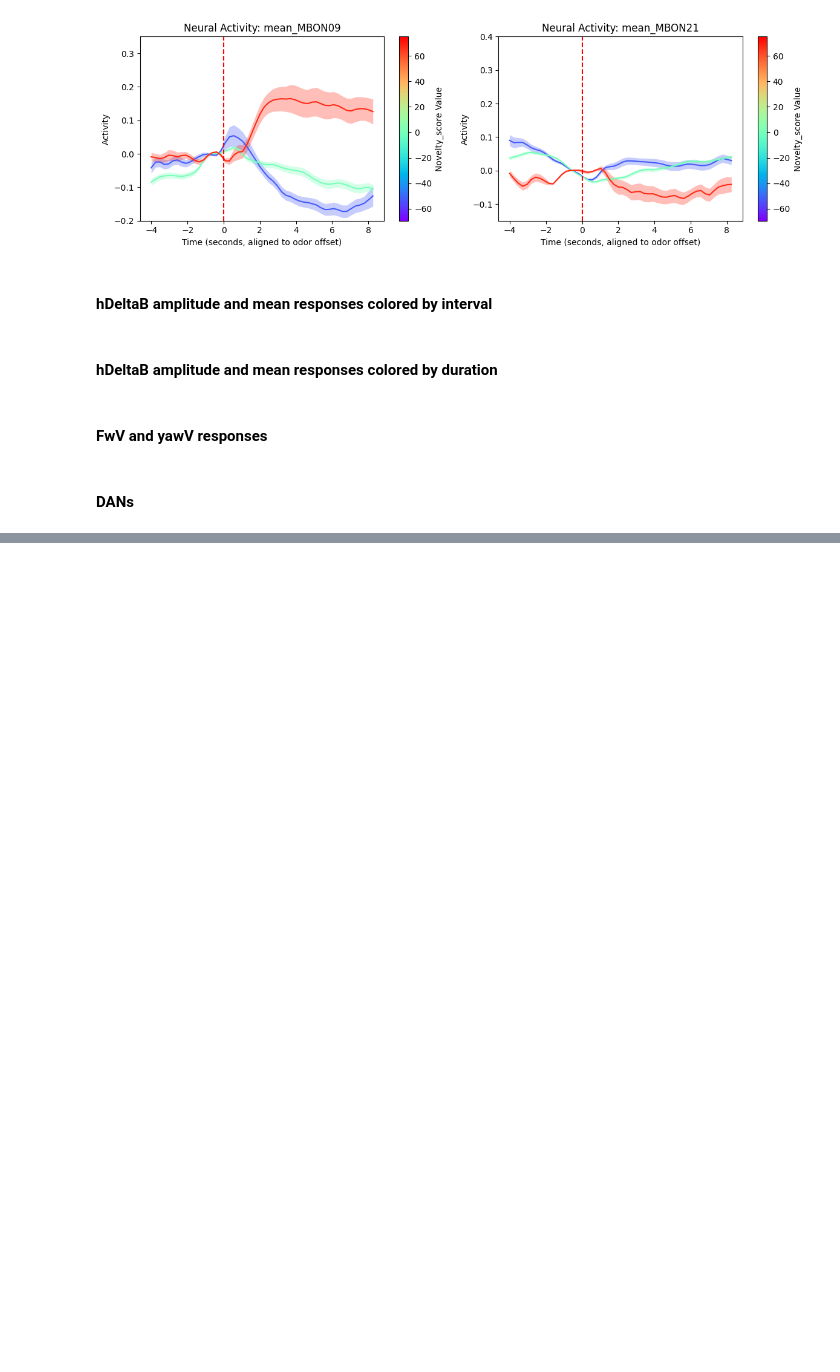
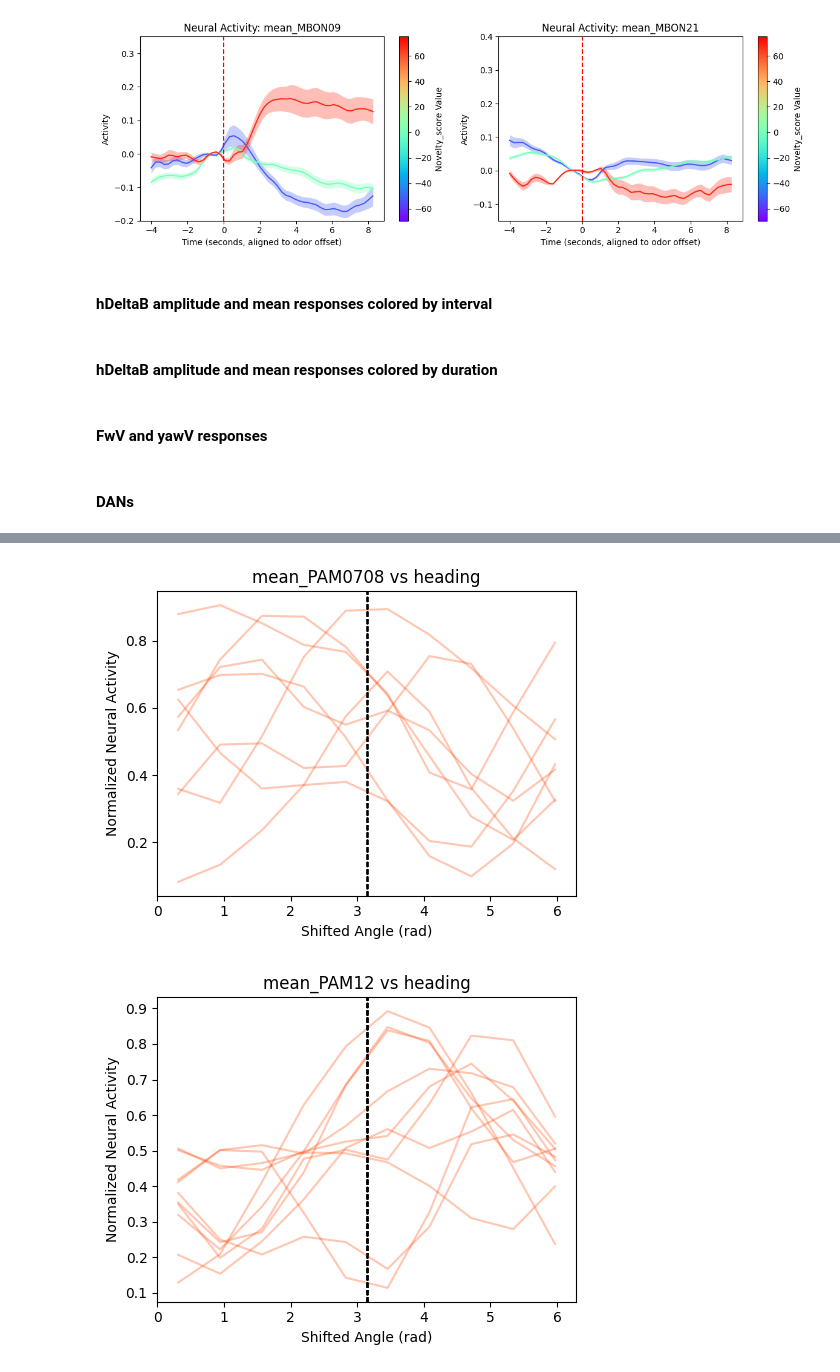
Before and after one commit to jingxuanf0214/thesis-2p-behavior-align, a Jupyter notebook: imaging/sparse_odor_analysis.ipynb, the cells around one changed output, grey strips where cells are left out. Drawn from its saved outputs; the diff is of its cells as text; code cells hidden in the pictures; blank space fills up the shorter version.

```diff
--- a/imaging/sparse_odor_analysis.ipynb
+++ b/imaging/sparse_odor_analysis.ipynb
@@ -2237,3 +2245,11 @@ combined_df_DAN
+# %%
+combined_df_DAN_copy = combined_df_DAN[combined_df_DAN.net_motion_state==1].copy()
+plot_tuning_curve_wrapper_3(combined_df_DAN_copy, ["mean_PAM0708", "mean_PAM12"], behavioral_vars=['heading'],
+                              num_bins=10, percentile_low=0, percentile_high=100,
+                              plot_column=None, plot_var_func=None, apply_smoothing=True)
+# %% [output]
+[figure, added]
+[figure, added]
 # %%
 #combined_df_filtered = combined_df[~((combined_df['folder_name'] == '20231107-1_MBON21_GCAMP7f_odor_5dur25isi') & (combined_df['trialid'] == 3))]
 combined_df_DAN_copy = combined_df_DAN[combined_df_DAN.net_motion_state==1].copy()
```
Also changed, not shown: parts of 3 cells of this notebook.
